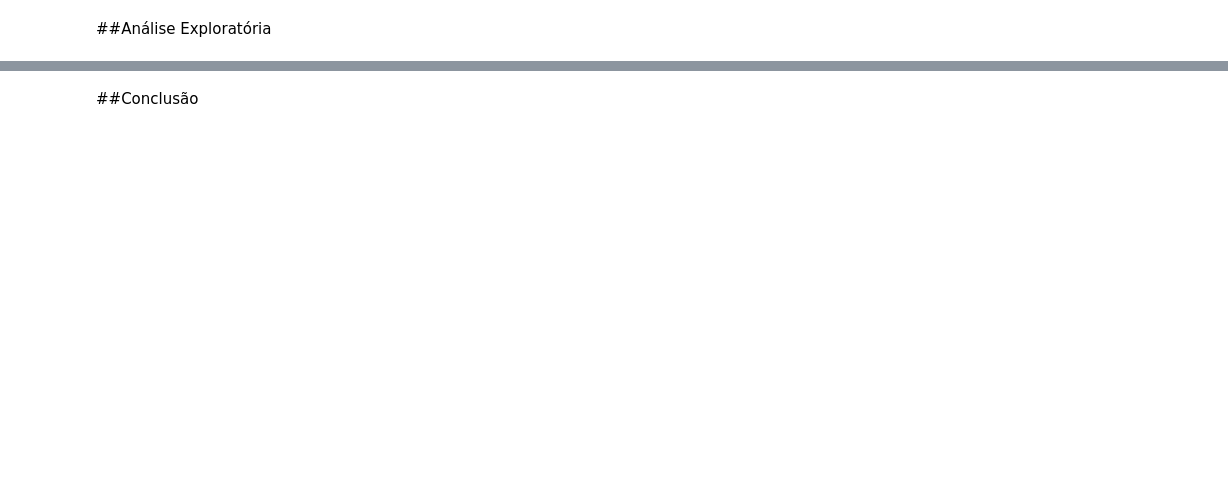
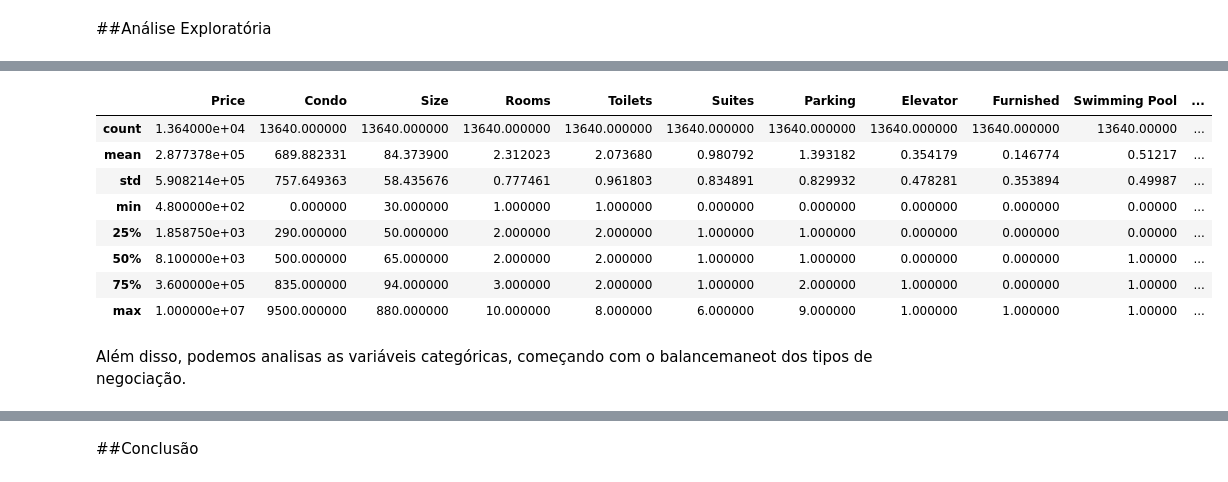
Before and after one commit to jvataidee/MachineLearning, a Jupyter notebook: Preço_de_Imóveis_em_São_Paulo.ipynb, the cells around one changed output, grey strips where cells are left out. Saved outputs shown, nothing was run; the diff lists cells and outputs as text; code cells hidden in the pictures; blank space fills up the shorter version.

```diff
--- a/Preço_de_Imóveis_em_São_Paulo.ipynb
+++ b/Preço_de_Imóveis_em_São_Paulo.ipynb
@@ -113,0 +188,14 @@ df_clean.head()
+# %%
+df_clean.describe()
+# %% [output]
+|  | Price | Condo | Size | Rooms | Toilets | Suites | Parking | Elevator | Furnished | Swimming Pool | ... |
+| count | 1.364000e+04 | 13640.000000 | 13640.000000 | 13640.000000 | 13640.000000 | 13640.000000 | 13640.000000 | 13640.000000 | 13640.000000 | 13640.00000 | ... |
+| mean | 2.877378e+05 | 689.882331 | 84.373900 | 2.312023 | 2.073680 | 0.980792 | 1.393182 | 0.354179 | 0.146774 | 0.51217 | ... |
+| std | 5.908214e+05 | 757.649363 | 58.435676 | 0.777461 | 0.961803 | 0.834891 | 0.829932 | 0.478281 | 0.353894 | 0.49987 | ... |
+| min | 4.800000e+02 | 0.000000 | 30.000000 | 1.000000 | 1.000000 | 0.000000 | 0.000000 | 0.000000 | 0.000000 | 0.00000 | ... |
+| 25% | 1.858750e+03 | 290.000000 | 50.000000 | 2.000000 | 2.000000 | 1.000000 | 1.000000 | 0.000000 | 0.000000 | 0.00000 | ... |
+| 50% | 8.100000e+03 | 500.000000 | 65.000000 | 2.000000 | 2.000000 | 1.000000 | 1.000000 | 0.000000 | 0.000000 | 1.00000 | ... |
+| 75% | 3.600000e+05 | 835.000000 | 94.000000 | 3.000000 | 2.000000 | 1.000000 | 2.000000 | 1.000000 | 0.000000 | 1.00000 | ... |
+| max | 1.000000e+07 | 9500.000000 | 880.000000 | 10.000000 | 8.000000 | 6.000000 | 9.000000 | 1.000000 | 1.000000 | 1.00000 | ... |
+# %% [markdown]
+Além disso, podemos analisas as variáveis categóricas, começando com o balancemaneot dos tipos de negociação.
```
Also changed, not shown: parts of 18 cells of this notebook.
